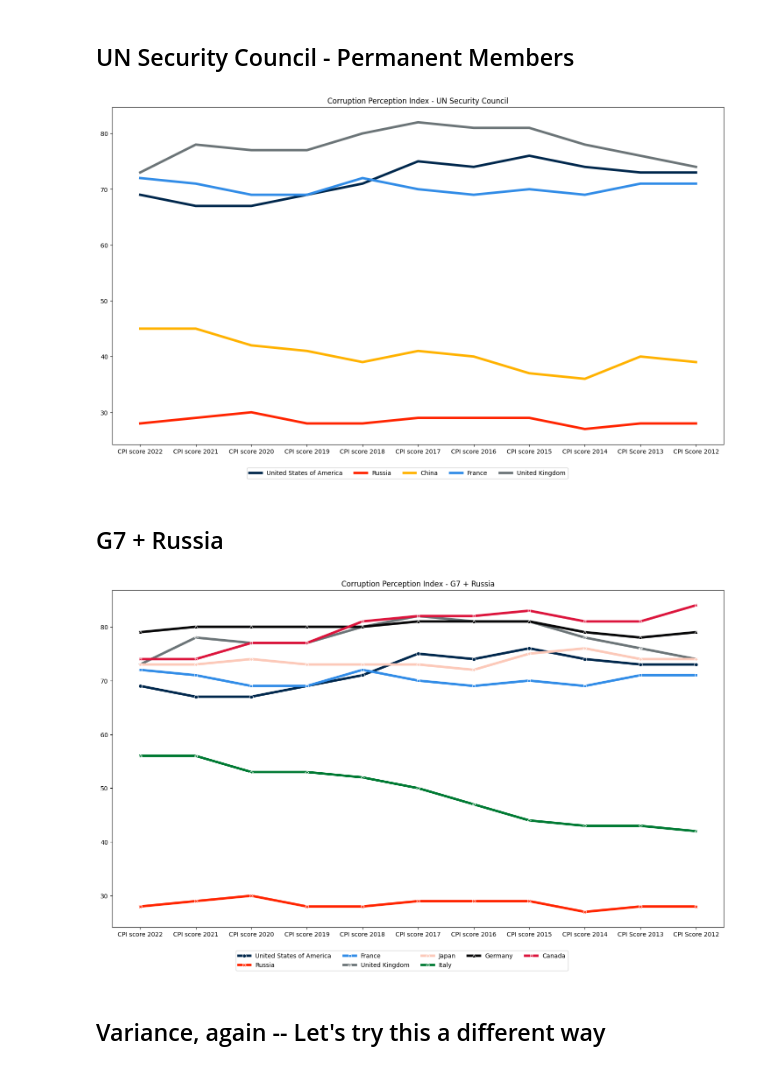
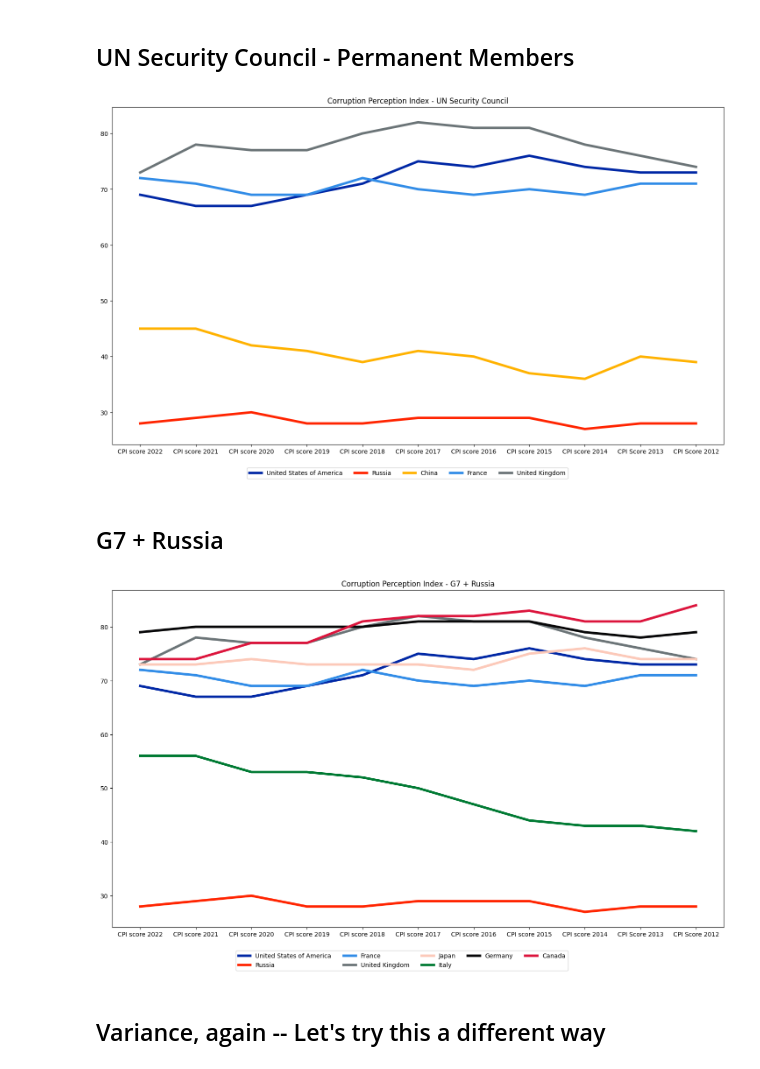
Before and after one commit to Rick-Rice/DATA110, a Jupyter notebook: Project_1_Global_Corruption.ipynb, the cells around one changed output. Cells and saved outputs as stored; diff of their text form; code cells hidden in the pictures.

```diff
--- a/Project_1_Global_Corruption.ipynb
+++ b/Project_1_Global_Corruption.ipynb
@@ -490,28 +494,27 @@ plt.show()
 # %%
 UN = ['United States of America','Russia','China','France','United Kingdom']
 
-USA = '#00274C'     # Michigan Blue
 UK =  '#6B7477'     # British Dark Admiralty Grey
 Rus = '#FF2400'     # Scarlet
 Fr =  '#318CE7'     # French Blue
 PRC = '#FFB200'     # Chinese Yellow
 
 df = df_CPI.loc[UN]
 
 df.head(12)
 
 dfT = df.transpose()
 
 plt.figure(figsize=(18,10))
 
 sns.lineplot(data=dfT,linewidth=4,palette=[USA,Rus,PRC,Fr,UK],
              linestyle='solid',dashes=False).set(title='Corruption Perception Index - UN Security Council')
 
 plt.legend(ncols=5,fontsize='medium',bbox_to_anchor=(0.75,-0.06))
 
 plt.show()
 # %% [output]
-[figure, old version]
+[figure, new version]
 # %% [markdown]
 ##  G7 + Russia
 # %%
@@ -530,14 +533,14 @@ dfT = df.transpose()
 
 plt.figure(figsize=(18,10))
 
-sns.lineplot(data=dfT,linewidth=4,palette=[USA,Rus,Fr,UK,Japan,It,Gr,Can],markers=True,
+sns.lineplot(data=dfT,linewidth=4,palette=[USA,Rus,Fr,UK,Japan,It,Gr,Can],                                                          #  markers=True,
              linestyle='solid',dashes=False).set(title='Corruption Perception Index - G7 + Russia')
 
 plt.legend(ncols=5,fontsize='medium',bbox_to_anchor=(0.75,-0.06))
 
 plt.show()
 # %% [output]
-[figure, old version]
+[figure, new version]
 # %% [markdown]
 ## Variance, again -- Let's try this a different way
 # %%
```
Also changed, not shown: parts of 4 cells of this notebook.
